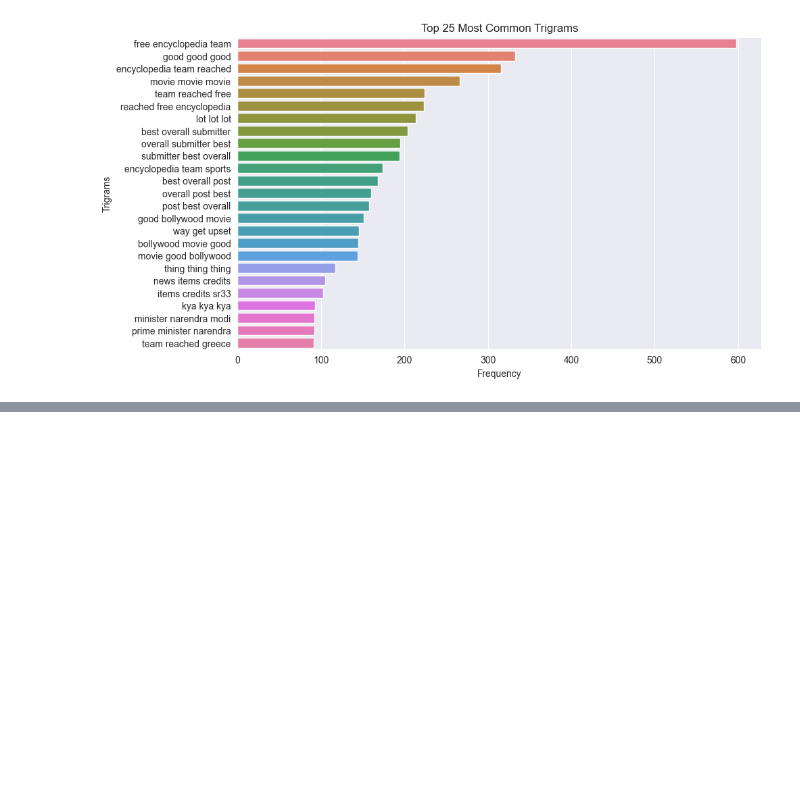
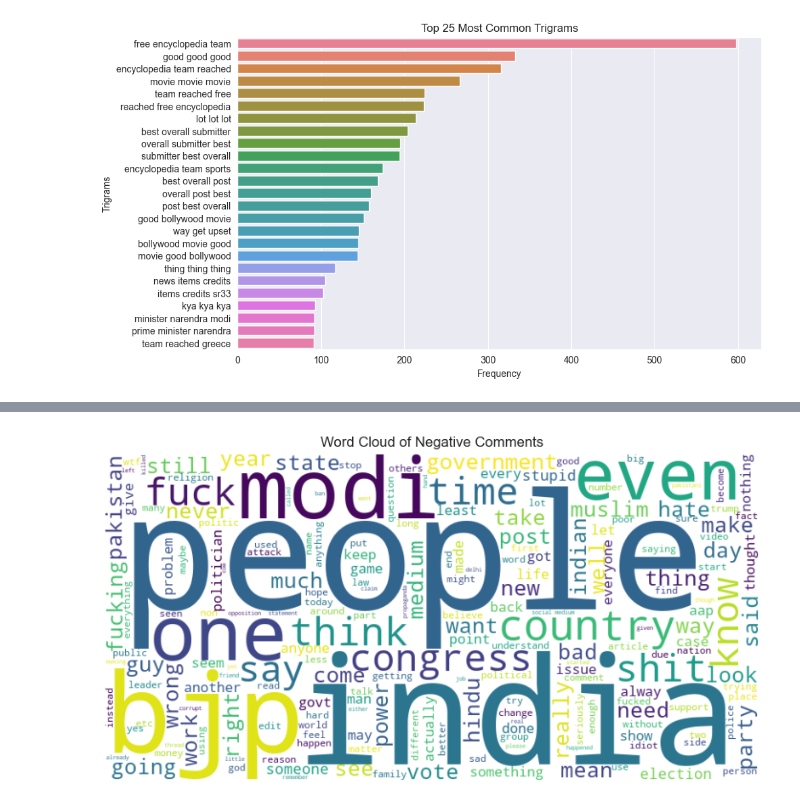
Before and after one commit to samuel-oluwemimo/youtube_sentiment_analysis, a Jupyter notebook: notebooks/01_E.D.A_&_Preprocessing.ipynb, the cells around one changed output, grey strips where cells are left out. Drawn from its saved outputs; the diff is of its cells as text; code cells hidden in the pictures; blank space fills up the shorter version.

```diff
--- a/notebooks/01_E.D.A_&_Preprocessing.ipynb
+++ b/notebooks/01_E.D.A_&_Preprocessing.ipynb
@@ -333,0 +394,4 @@ plt.show()
+# %%
+plot_wordcloud(df[df['category'] == -1]['clean_comment'], 'Word Cloud of Negative Comments')
+# %% [output]
+[figure, added]
```
Also changed, not shown: parts of 10 cells of this notebook.
